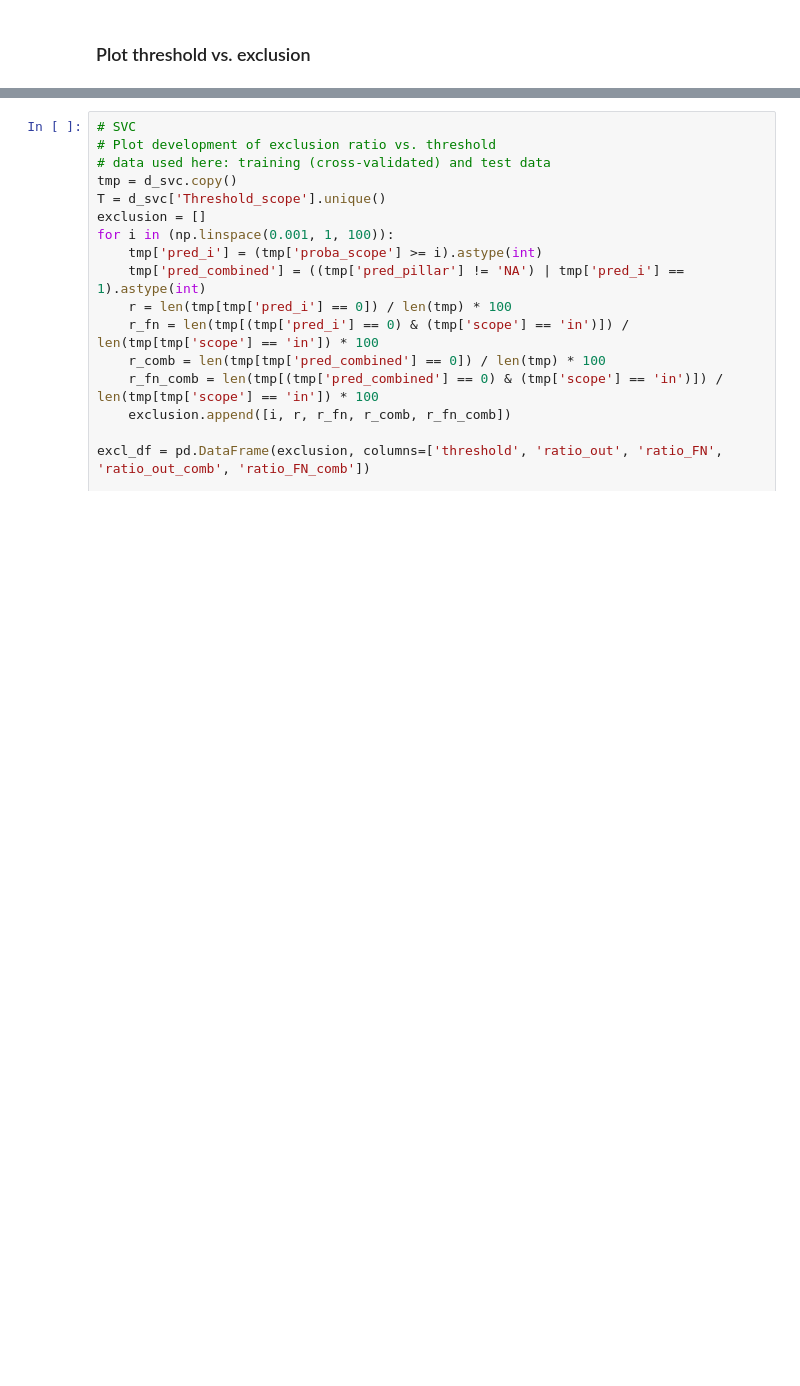
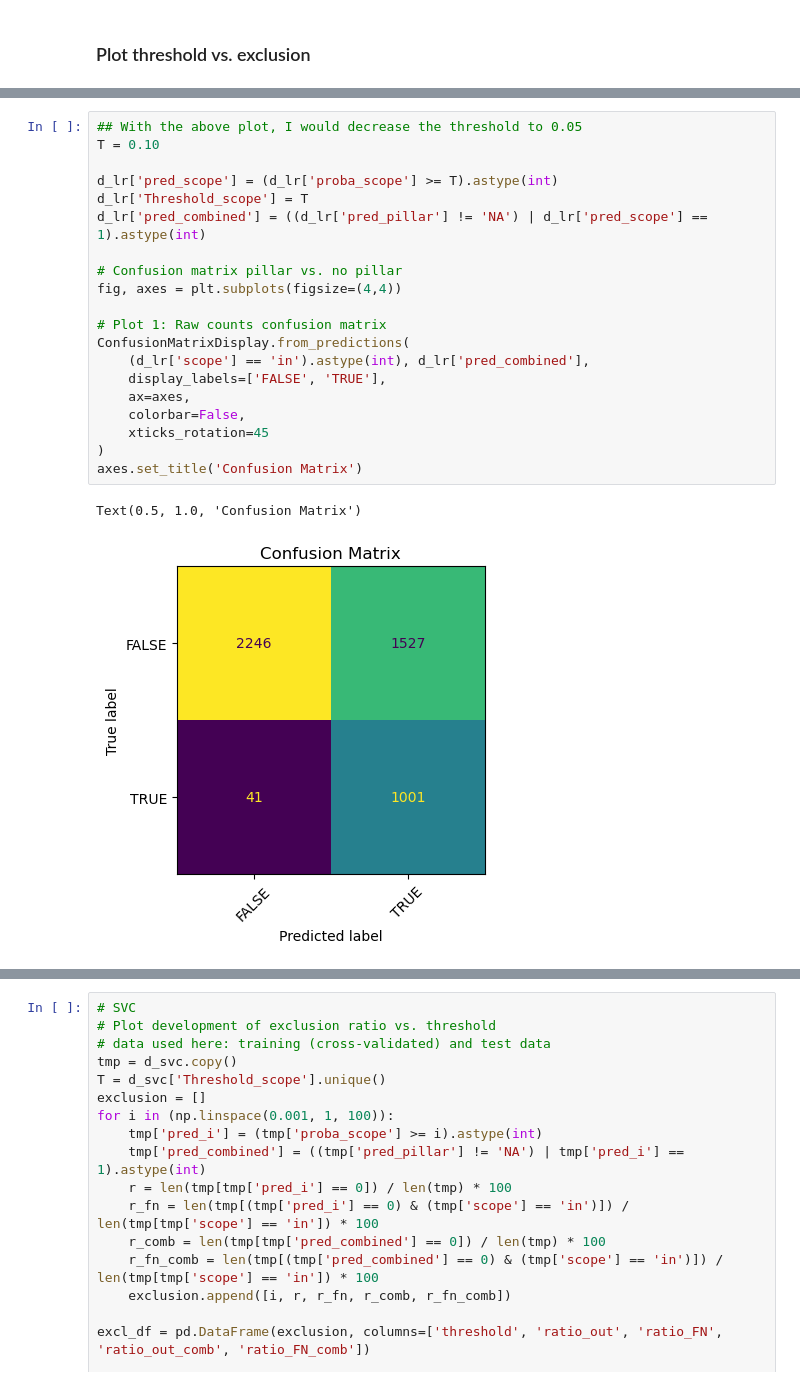
Before and after one commit to violah-fellow/SHEEP, a Jupyter notebook: Publications/ML/Optimisation_Stage1_specter.ipynb, the cells around one changed output, grey strips where cells are left out. Cells and saved outputs as stored; diff of their text form; blank space fills up the shorter version.

```diff
--- a/Publications/ML/Optimisation_Stage1_specter.ipynb
+++ b/Publications/ML/Optimisation_Stage1_specter.ipynb
@@ -1840,0 +1902,23 @@ plt.show()
+# %%
+## With the above plot, I would decrease the threshold to 0.05
+T = 0.10
+
+d_lr['pred_scope'] = (d_lr['proba_scope'] >= T).astype(int)
+d_lr['Threshold_scope'] = T
+d_lr['pred_combined'] = ((d_lr['pred_pillar'] != 'NA') | d_lr['pred_scope'] == 1).astype(int)
+
+# Confusion matrix pillar vs. no pillar
+fig, axes = plt.subplots(figsize=(4,4))
+
+# Plot 1: Raw counts confusion matrix
+ConfusionMatrixDisplay.from_predictions(
+    (d_lr['scope'] == 'in').astype(int), d_lr['pred_combined'],
+    display_labels=['FALSE', 'TRUE'],
+    ax=axes,
+    colorbar=False,
+    xticks_rotation=45
+)
+axes.set_title('Confusion Matrix')
+# %% [output]
+Text(0.5, 1.0, 'Confusion Matrix')
+[figure, added]
```
Also changed, not shown: parts of 22 cells of this notebook, 9 other files.
